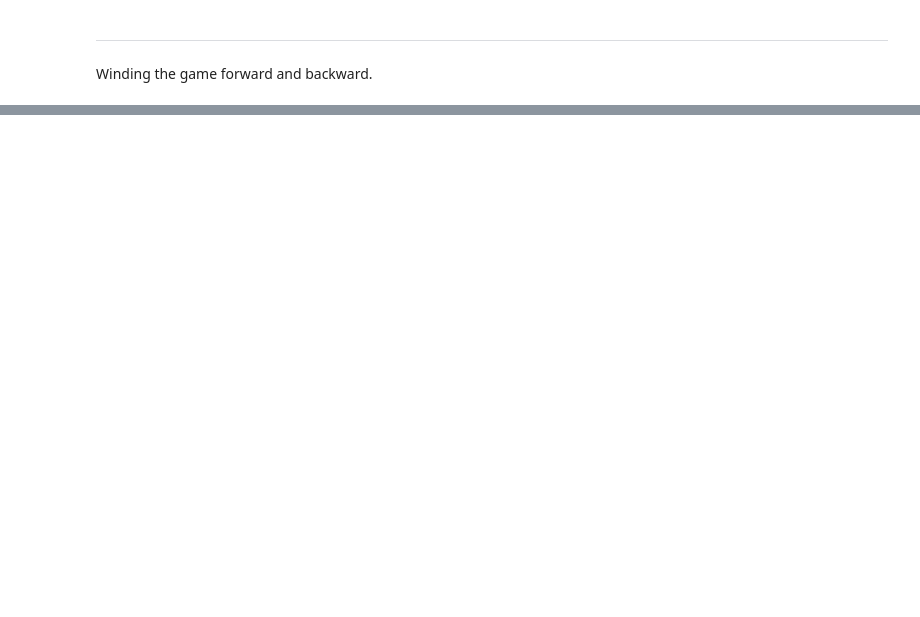
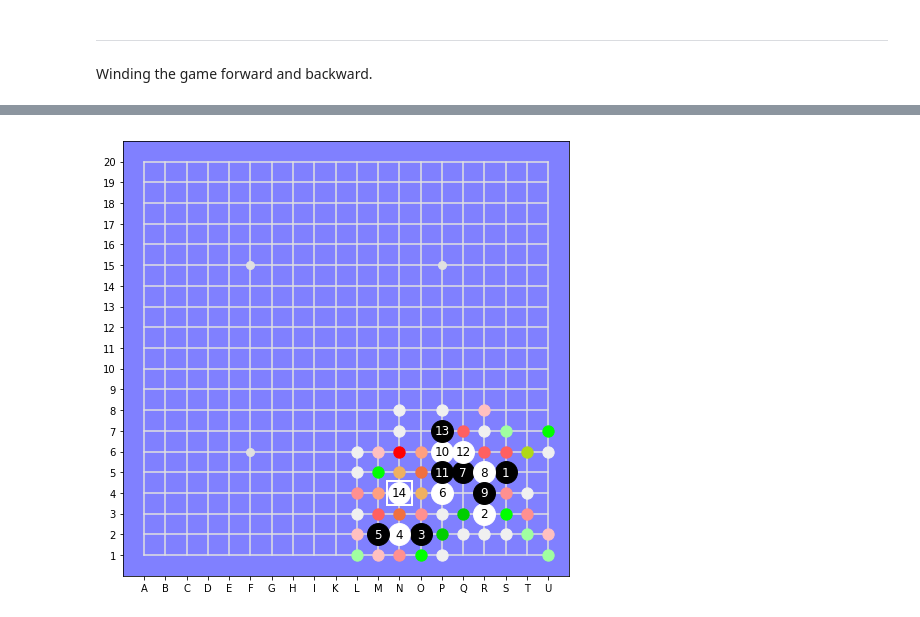
Before and after one commit to Project-Ellie/tutorials, a Jupyter notebook: other_stuff/DeepGomoku/GomokuBoard.ipynb, the cells around one changed output, grey strips where cells are left out. Saved outputs shown, nothing was run; the diff lists cells and outputs as text; code cells hidden in the pictures; blank space fills up the shorter version.

```diff
--- a/other_stuff/DeepGomoku/GomokuBoard.ipynb
+++ b/other_stuff/DeepGomoku/GomokuBoard.ipynb
@@ -75,0 +82,4 @@ board.display(score=True)
+# %%
+board.bwd(20).display(score=True)
+# %% [output]
+[figure, added]
```
Also changed, not shown: parts of 12 cells of this notebook, 4 other files.
